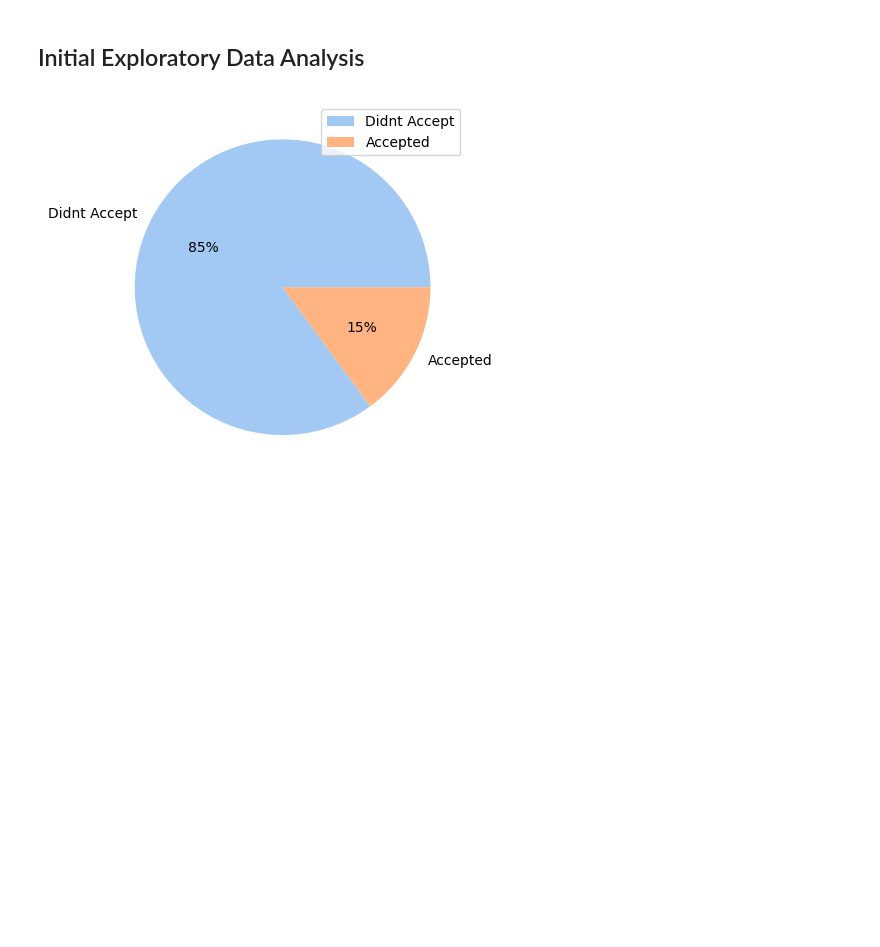
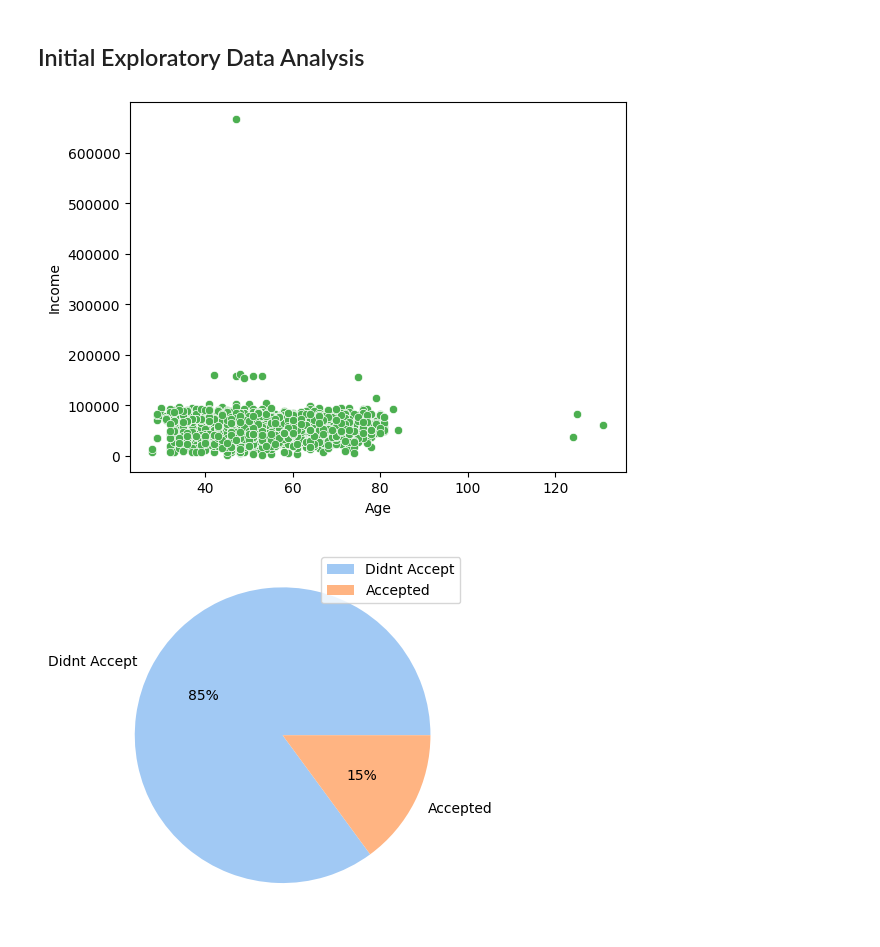
Before and after one commit to angelodelapaz/CustomerReesponsePredictionModel, a Jupyter notebook: copy1.ipynb, the cells around one changed output. Saved outputs shown, nothing was run; the diff lists cells and outputs as text; code cells hidden in the pictures; blank space fills up the shorter version.

```diff
--- a/copy1.ipynb
+++ b/copy1.ipynb
@@ -99,11 +99,6 @@ NumWebVisitsMonth       0
 Response                0
 Complain                0
 dtype: int64
-# %%
-df['Income'] = df['Income'].fillna(0)
-
-#Replace based on other similar rows
-#df['Income'] = df.groupby(['Education', 'Marital_Status', 'Kidhome'])['Income'].transform(lambda x: x.fillna(x.mean()))
 # %%
 df['Education'].unique()
 # %% [output]
@@ -115,6 +110,20 @@ array(['Divorced', 'Single', 'Married', 'Together', 'Widow', 'YOLO',
        'Alone', 'Absurd'], dtype=object)
 # %% [markdown]
 ## Initial Exploratory Data Analysis
+# %%
+import datetime
+
+current_year = datetime.datetime.now().year
+df['Age'] = current_year - df['Year_Birth']
+df.loc[df.Income.isnull(), 'Income'] = np.nanmedian(df.Income)
+# %%
+fig, ax = plt.subplots()
+
+sns.scatterplot(df, x='Age', y='Income', ax=ax, color='#4CAF50')
+
+plt.show()
+# %% [output]
+[figure, added]
 # %%
 colors = sns.color_palette('pastel')[0:len(df['Response'].value_counts())]
 
```
Also changed, not shown: parts of 14 cells of this notebook.
